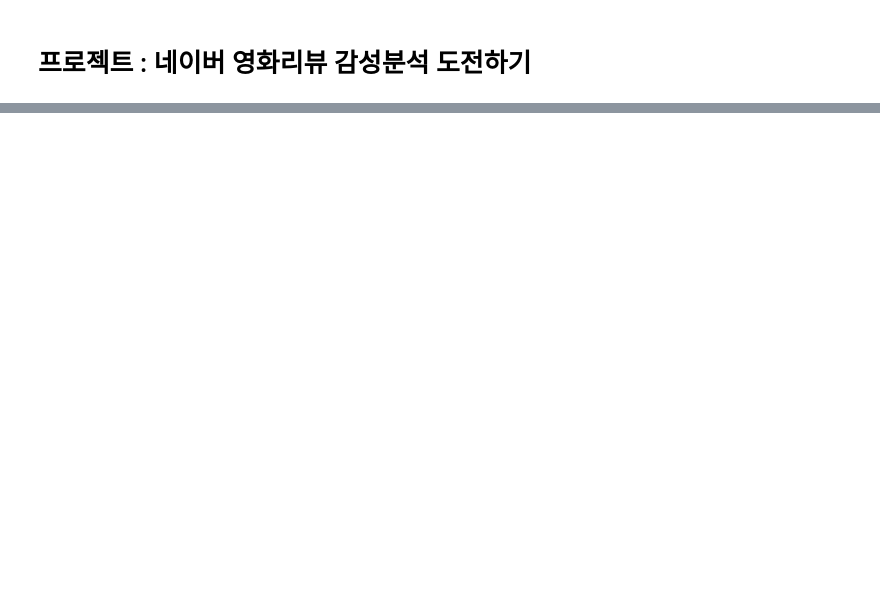
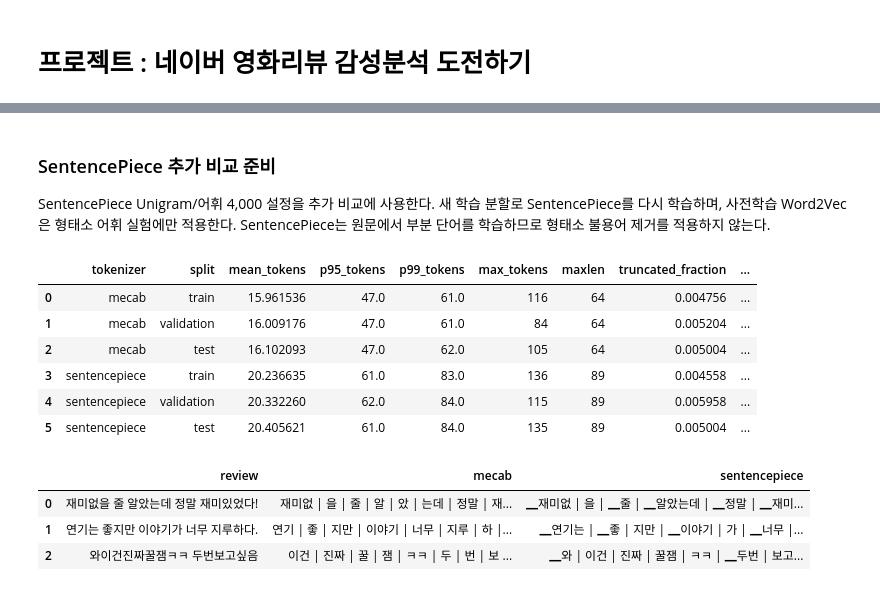
Before and after one commit to autojjangs/ERICA_X_MODULABS_NLP, a Jupyter notebook: 04/4 영화리뷰 텍스트 감성분석하기[프로젝트].ipynb, the cells around one changed output, grey strips where cells are left out. Drawn from its saved outputs; the diff is of its cells as text; code cells hidden in the pictures; blank space fills up the shorter version.

```diff
--- a/04/4 영화리뷰 텍스트 감성분석하기[프로젝트].ipynb
+++ b/04/4 영화리뷰 텍스트 감성분석하기[프로젝트].ipynb
@@ -266,0 +449,51 @@ vector = word_vectors.wv[‘끝’]
+# %% [markdown]
+### SentencePiece 추가 비교 준비
+
+SentencePiece Unigram/어휘 4,000 설정을 추가 비교에 사용한다.
+새 학습 분할로 SentencePiece를 다시 학습하며, 사전학습 Word2Vec은 형태소 어휘 실험에만 적용한다.
+SentencePiece는 원문에서 부분 단어를 학습하므로 형태소 불용어 제거를 적용하지 않는다.
+# %%
+sp_path = RUN_DIR / "sentencepiece_unigram_4000.model"
+if not sp_path.exists():
+    buffer = io.BytesIO()
+    spm.SentencePieceTrainer.train(
+        sentence_iterator=iter(train_df.text.tolist()), model_writer=buffer,
+        model_type=CFG["sp_model_type"], vocab_size=CFG["sp_vocab_size"],
+        character_coverage=CFG["sp_character_coverage"], hard_vocab_limit=False,
+        pad_id=0, unk_id=1, bos_id=-1, eos_id=-1, normalization_rule_name="identity",
+        shuffle_input_sentence=False, input_sentence_size=0, num_threads=1, minloglevel=1)
+    sp_path.write_bytes(buffer.getvalue())
+sp = spm.SentencePieceProcessor(model_proto=sp_path.read_bytes())
+sp_rows = {name: sp.encode(frame.text.tolist(), out_type=int)
+           for name, frame in [("train", train_df), ("validation", val_df), ("test", test_df)]}
+SP_MAXLEN = choose_maxlen(sp_rows["train"])
+
+def sp_tokenize(processor, corpus, maxlen):
+    rows = processor.encode([normalize_text(text) for text in corpus], out_type=int)
+    vocab = {processor.id_to_piece(i): i for i in range(processor.get_piece_size())}
+    return pad_id_sequences(rows, maxlen), vocab, {i: token for token, i in vocab.items()}
+
+sp_matrices = {name: sp_tokenize(sp, frame.text.tolist(), SP_MAXLEN)[0]
+               for name, frame in [("train", train_df), ("validation", val_df), ("test", test_df)]}
+for name, rows in sp_rows.items():
+    diagnostic_rows.append({"tokenizer": "sentencepiece", "split": name,
+                            **sequence_diagnostics(rows, SP_MAXLEN)})
+diagnostics_df = pd.DataFrame(diagnostic_rows)
+diagnostics_df.to_csv(RUN_DIR / "tokenization_diagnostics.csv", index=False)
+display(diagnostics_df)
+probes = ["재미없을 줄 알았는데 정말 재미있었다!", "연기는 좋지만 이야기가 너무 지루하다.",
+          "와이건진짜꿀잼ㅋㅋ 두번보고싶음"]
+display(pd.DataFrame([{"review": text, "mecab": " | ".join(tokenize_texts([text])[0]),
+                       "sentencepiece": " | ".join(sp.encode(text, out_type=str))} for text in probes]))
+# %% [output]
+|  | tokenizer | split | mean_tokens | p95_tokens | p99_tokens | max_tokens | maxlen | truncated_fraction | ... |
+| 0 | mecab | train | 15.961536 | 47.0 | 61.0 | 116 | 64 | 0.004756 | ... |
+| 1 | mecab | validation | 16.009176 | 47.0 | 61.0 | 84 | 64 | 0.005204 | ... |
+| 2 | mecab | test | 16.102093 | 47.0 | 62.0 | 105 | 64 | 0.005004 | ... |
+| 3 | sentencepiece | train | 20.236635 | 61.0 | 83.0 | 136 | 89 | 0.004558 | ... |
+| 4 | sentencepiece | validation | 20.332260 | 62.0 | 84.0 | 115 | 89 | 0.005958 | ... |
+| 5 | sentencepiece | test | 20.405621 | 61.0 | 84.0 | 135 | 89 | 0.005004 | ... |
+|  | review | mecab | sentencepiece |
+| 0 | 재미없을 줄 알았는데 정말 재미있었다! | 재미없 | 을 | 줄 | 알 | 았 | 는데 | 정말 | 재... | ▁재미없 | 을 | ▁줄 | ▁알았는데 | ▁정말 | ▁재미... |
+| 1 | 연기는 좋지만 이야기가 너무 지루하다. | 연기 | 좋 | 지만 | 이야기 | 너무 | 지루 | 하 |... | ▁연기는 | ▁좋 | 지만 | ▁이야기 | 가 | ▁너무 |... |
+| 2 | 와이건진짜꿀잼ㅋㅋ 두번보고싶음 | 이건 | 진짜 | 꿀 | 잼 | ㅋㅋ | 두 | 번 | 보 ... | ▁와 | 이건 | 진짜 | 꿀잼 | ㅋㅋ | ▁두번 | 보고... |
```
Also changed, not shown: parts of 53 cells of this notebook, 1 other file.
